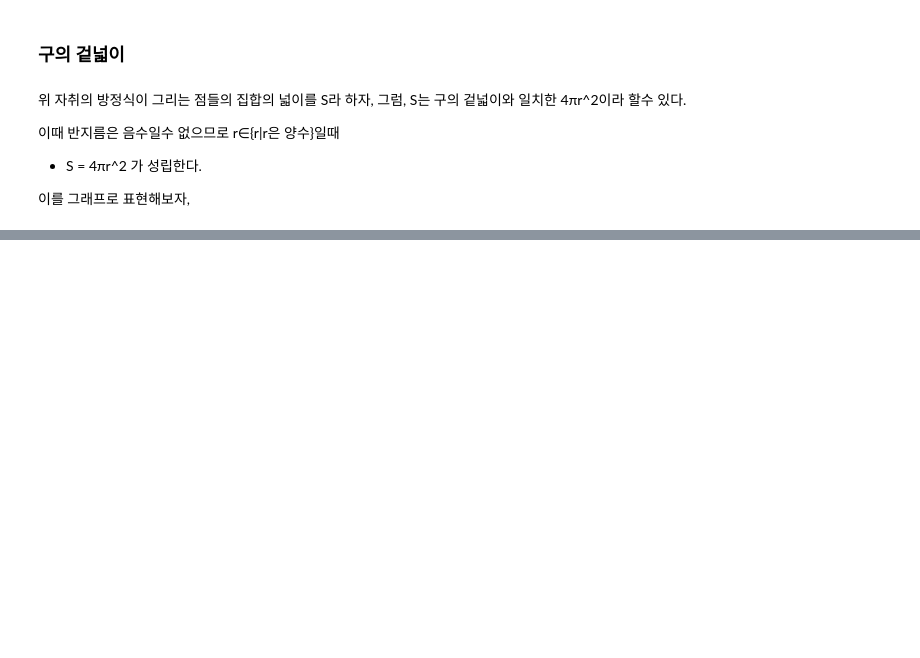
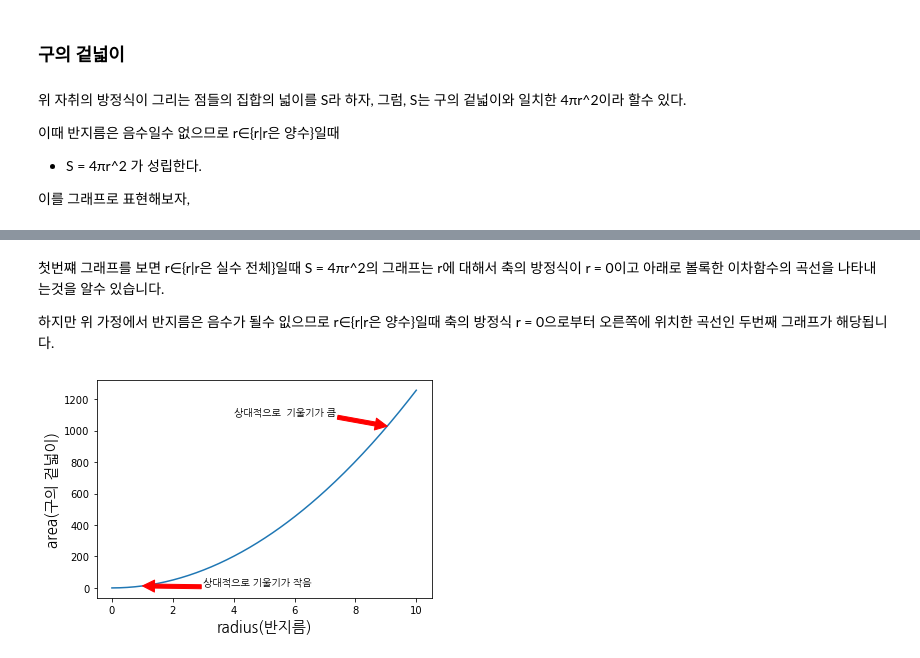
Before and after one commit to minecode0606/Mid_Math_Research, a Jupyter notebook: MIFC_Project/spherical_surface_equation/spherical_surface_equation.ipynb, the cells around one changed output, grey strips where cells are left out. Cells and saved outputs as stored; diff of their text form; code cells hidden in the pictures; blank space fills up the shorter version.

```diff
--- a/research/Mathematics/spherical_surface_equation/spherical_surface_equation.ipynb
+++ b/MIFC_Project/spherical_surface_equation/spherical_surface_equation.ipynb
@@ -100,0 +113,22 @@ surface.drow()
+# %% [markdown]
+첫번쨰 그래프를 보면 r∈{r|r은 실수 전체}일때 S = 4πr^2의 그래프는 r에 대해서 축의 방정식이 r = 0이고 아래로 볼록한 이차함수의 곡선을
+나타내는것을 알수 있습니다.
+
+하지만 위 가정에서 반지름은 음수가 될수 잆으므로 r∈{r|r은 양수}일때 축의 방정식 r = 0으로부터
+오른쪽에 위치한 곡선인 두번째 그래프가 해당됩니다.
+# %%
+class Drowpoint(Surfacearea):
+    def point(self):
+        graphfont = add_font(10)
+        S = self.Finding_the_S_value(self.radius, self.perimeter)
+        plt.xlabel("radius(반지름)", fontproperties=font_prop)
+        plt.ylabel("area(구의 겉넓이)", fontproperties=font_prop)
+        plt.plot(self.radius, S)
+        plt.annotate('상대적으로 기울기가 작음',xy=(self.radius[20], S[20]),xytext=(3,20),arrowprops={'color':'red'}, fontproperties=graphfont)
+        plt.annotate('상대적으로  기울기가 큼',xy=(self.radius[180], S[180]),xytext=(4, 1100),arrowprops={'color':'red'}, fontproperties=graphfont)
+        plt.show()
+
+point = Drowpoint()
+point.point()
+# %% [output]
+[figure, added]
```
Also changed, not shown: parts of 1 cell of this notebook, 8 other files.
